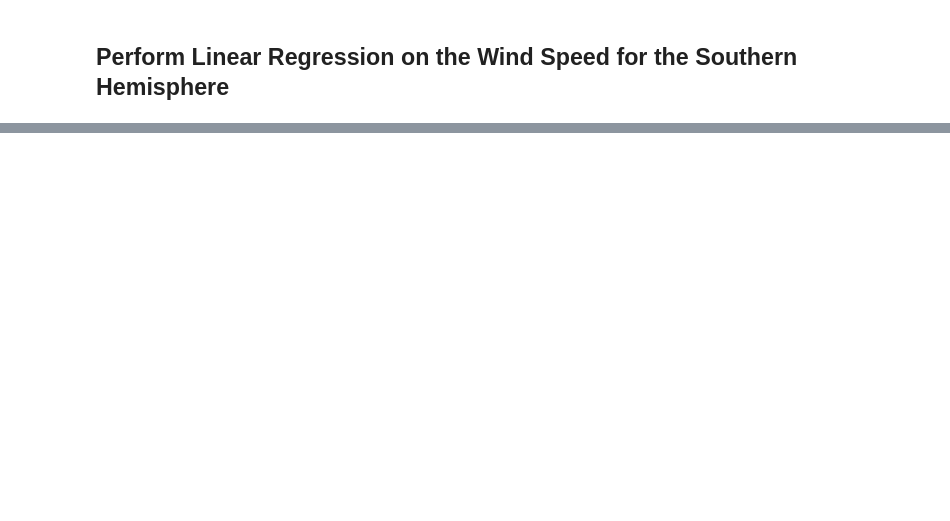
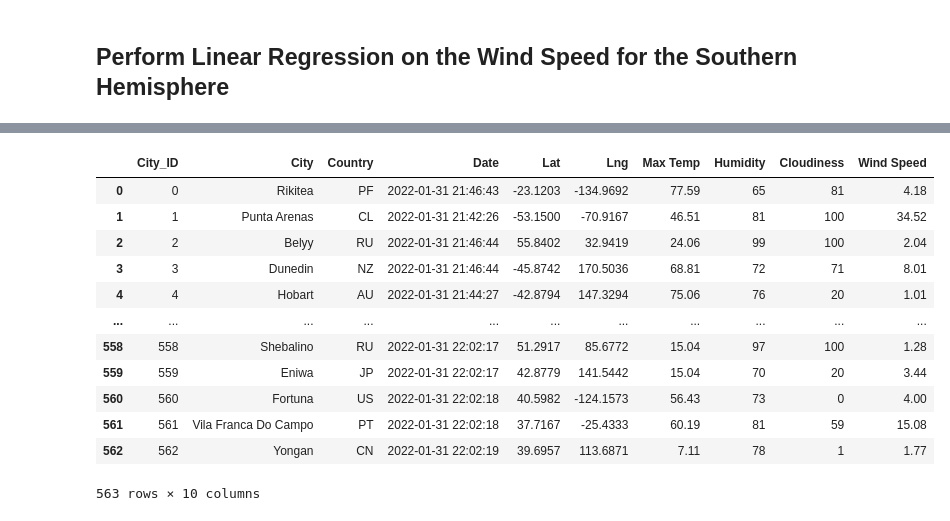
Before and after one commit to LucyPill/World_Weather_Analysis, a Jupyter notebook: WeatherPy.ipynb, the cells around one changed output, grey strips where cells are left out. Saved outputs shown, nothing was run; the diff lists cells and outputs as text; code cells hidden in the pictures; blank space fills up the shorter version.

```diff
--- a/WeatherPy.ipynb
+++ b/WeatherPy.ipynb
@@ -638,0 +705,18 @@ plot_linear_regression(x_values, y_values,
+# %%
+# Store the CSV you saved created in part one into a DataFrame.
+city_data_df = pd.read_csv("weather_data/cities1.csv")
+city_data_df
+# %% [output]
+|  | City_ID | City | Country | Date | Lat | Lng | Max Temp | Humidity | Cloudiness | Wind Speed |
+| 0 | 0 | Rikitea | PF | 2022-01-31 21:46:43 | -23.1203 | -134.9692 | 77.59 | 65 | 81 | 4.18 |
+| 1 | 1 | Punta Arenas | CL | 2022-01-31 21:42:26 | -53.1500 | -70.9167 | 46.51 | 81 | 100 | 34.52 |
+| 2 | 2 | Belyy | RU | 2022-01-31 21:46:44 | 55.8402 | 32.9419 | 24.06 | 99 | 100 | 2.04 |
+| 3 | 3 | Dunedin | NZ | 2022-01-31 21:46:44 | -45.8742 | 170.5036 | 68.81 | 72 | 71 | 8.01 |
+| 4 | 4 | Hobart | AU | 2022-01-31 21:44:27 | -42.8794 | 147.3294 | 75.06 | 76 | 20 | 1.01 |
+| ... | ... | ... | ... | ... | ... | ... | ... | ... | ... | ... |
+| 558 | 558 | Shebalino | RU | 2022-01-31 22:02:17 | 51.2917 | 85.6772 | 15.04 | 97 | 100 | 1.28 |
+| 559 | 559 | Eniwa | JP | 2022-01-31 22:02:17 | 42.8779 | 141.5442 | 15.04 | 70 | 20 | 3.44 |
+| 560 | 560 | Fortuna | US | 2022-01-31 22:02:18 | 40.5982 | -124.1573 | 56.43 | 73 | 0 | 4.00 |
+| 561 | 561 | Vila Franca Do Campo | PT | 2022-01-31 22:02:18 | 37.7167 | -25.4333 | 60.19 | 81 | 59 | 15.08 |
+| 562 | 562 | Yongan | CN | 2022-01-31 22:02:19 | 39.6957 | 113.6871 | 7.11 | 78 | 1 | 1.77 |
+563 rows × 10 columns
```
Also changed, not shown: parts of 68 cells of this notebook, 8 other files.
